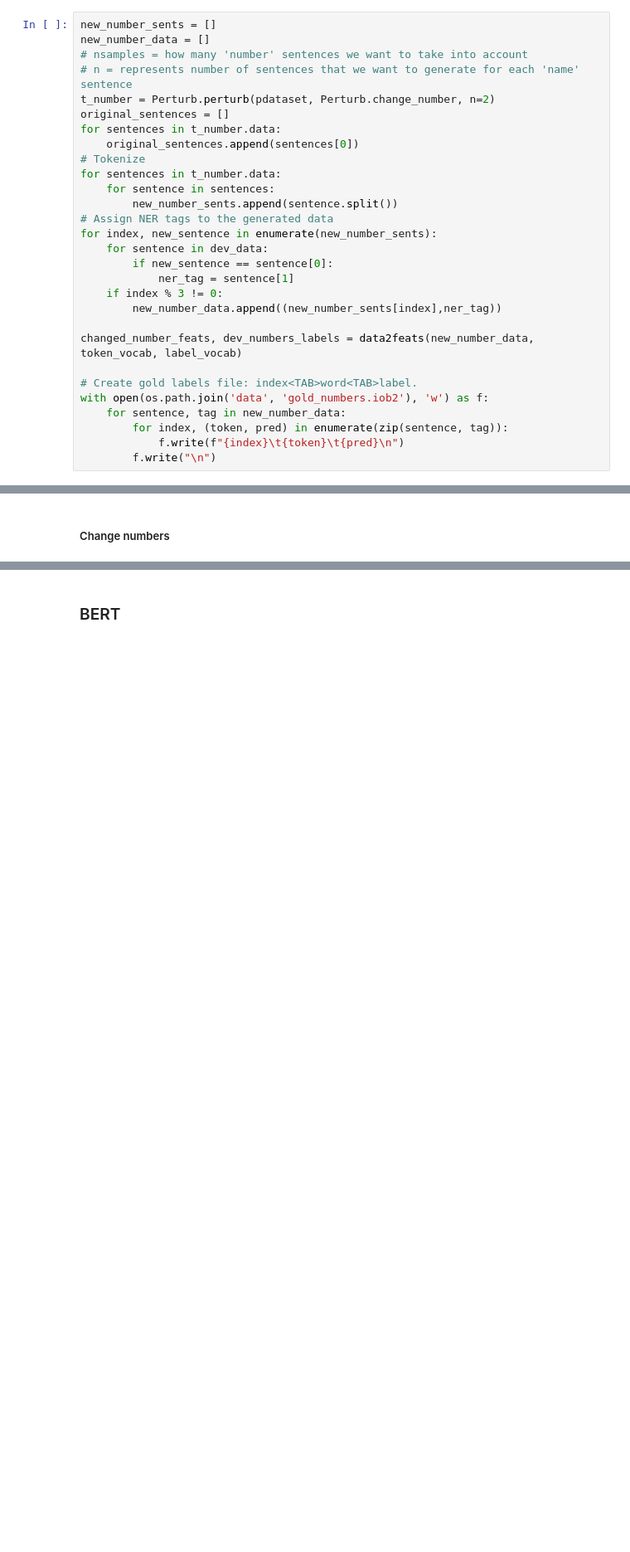
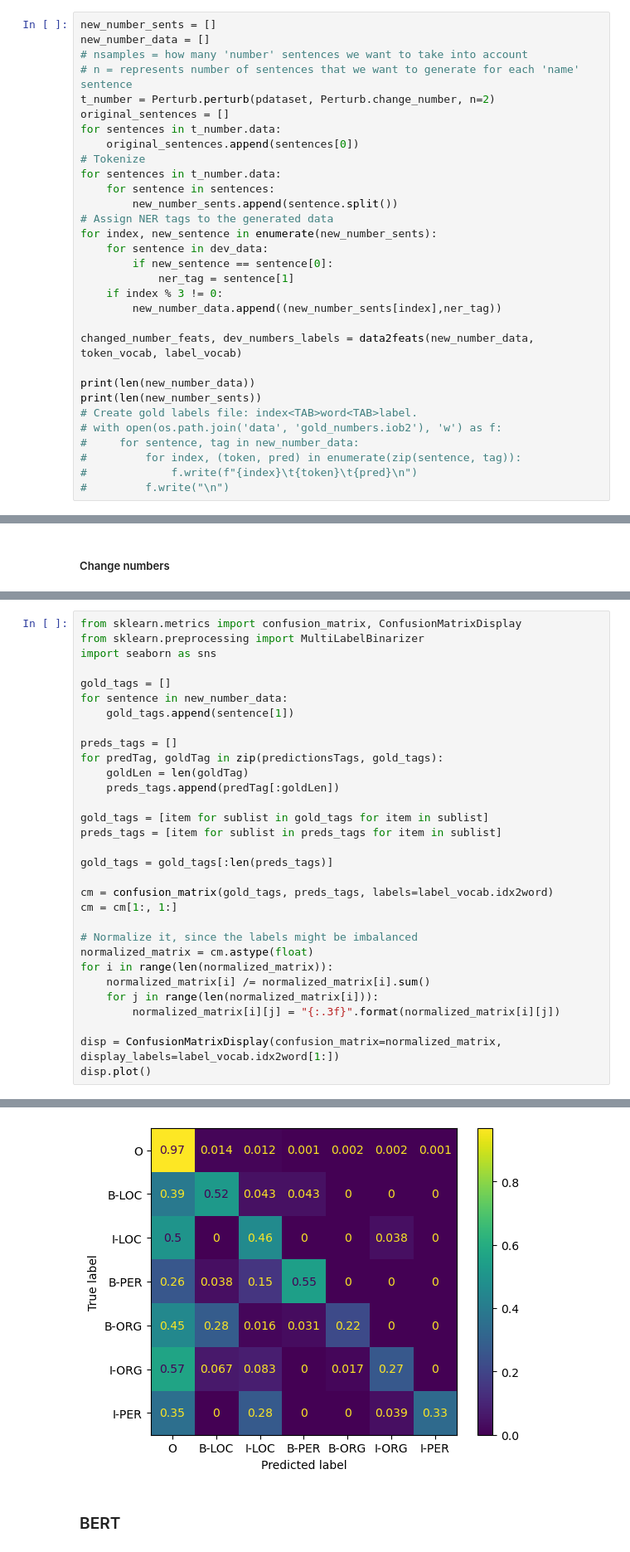
Before and after one commit to RichardKentos/NLP, a Jupyter notebook: Comparison.ipynb, the cells around one changed output, grey strips where cells are left out. Shown: that part at 83% size. Saved outputs shown, nothing was run; the diff lists cells and outputs as text; blank space fills up the shorter version.

```diff
--- a/Comparison.ipynb
+++ b/Comparison.ipynb
@@ -217,9 +226,11 @@ for index, new_sentence in enumerate(new_number_sents):
 
 changed_number_feats, dev_numbers_labels = data2feats(new_number_data, token_vocab, label_vocab)
 
+print(len(new_number_data))
+print(len(new_number_sents))
 # Create gold labels file: index<TAB>word<TAB>label.
-with open(os.path.join('data', 'gold_numbers.iob2'), 'w') as f:
-    for sentence, tag in new_number_data:
-        for index, (token, pred) in enumerate(zip(sentence, tag)):
-            f.write(f"{index}\t{token}\t{pred}\n")
-        f.write("\n")
+# with open(os.path.join('data', 'gold_numbers.iob2'), 'w') as f:
+#     for sentence, tag in new_number_data:
+#         for index, (token, pred) in enumerate(zip(sentence, tag)):
+#             f.write(f"{index}\t{token}\t{pred}\n")
+#         f.write("\n")
@@ -493,0 +508,32 @@ Accuracy for changed number data:  0.9314
+# %%
+from sklearn.metrics import confusion_matrix, ConfusionMatrixDisplay
+from sklearn.preprocessing import MultiLabelBinarizer
+import seaborn as sns
+
+gold_tags = []
+for sentence in new_number_data:
+    gold_tags.append(sentence[1])
+
+preds_tags = []
+for predTag, goldTag in zip(predictionsTags, gold_tags):
+    goldLen = len(goldTag)
+    preds_tags.append(predTag[:goldLen])
+
+gold_tags = [item for sublist in gold_tags for item in sublist]
+preds_tags = [item for sublist in preds_tags for item in sublist]
+
+gold_tags = gold_tags[:len(preds_tags)]
+
+cm = confusion_matrix(gold_tags, preds_tags, labels=label_vocab.idx2word)
+cm = cm[1:, 1:]
+
+# Normalize it, since the labels might be imbalanced
+normalized_matrix = cm.astype(float)
+for i in range(len(normalized_matrix)):
+    normalized_matrix[i] /= normalized_matrix[i].sum()
+    for j in range(len(normalized_matrix[i])):
+        normalized_matrix[i][j] = "{:.3f}".format(normalized_matrix[i][j])
+
+disp = ConfusionMatrixDisplay(confusion_matrix=normalized_matrix, display_labels=label_vocab.idx2word[1:])
+disp.plot()
+# %% [output]
@@ -494,3 +541,4 @@ Accuracy for changed number data:  0.9314
+[figure, added]
 # %% [markdown]
 ### BERT
 # %% [markdown]
```
Also changed, not shown: parts of 16 cells of this notebook, 8 other files.
